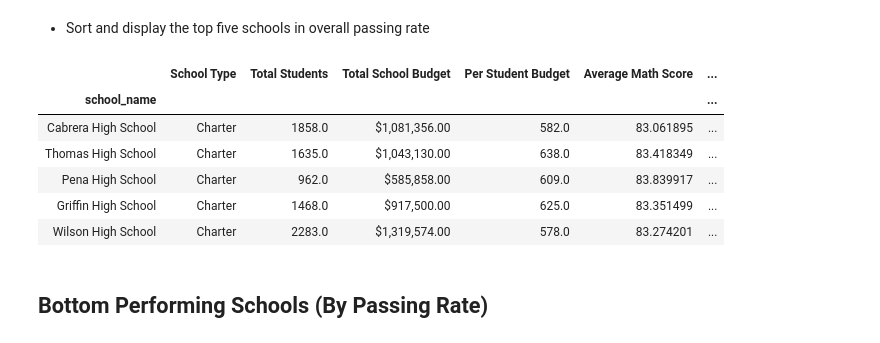
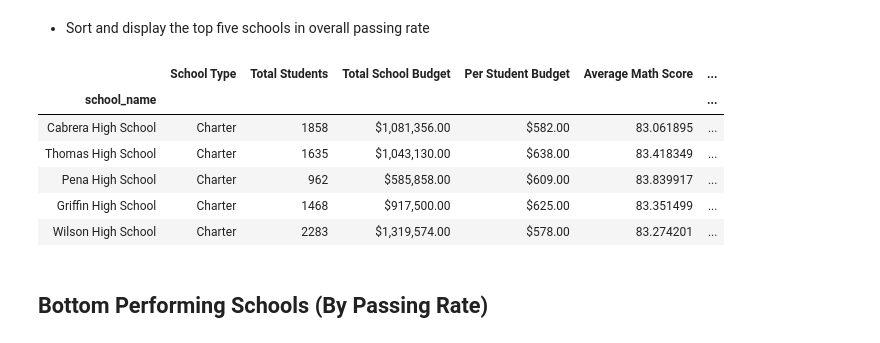
Before and after one commit to ncastal/pandas-challenge, a Jupyter notebook: PyCitySchools/PyCitySchools_starter.ipynb, the cells around one changed output. Cells and saved outputs as stored; diff of their text form; code cells hidden in the pictures.

```diff
--- a/PyCitySchools/PyCitySchools_starter.ipynb
+++ b/PyCitySchools/PyCitySchools_starter.ipynb
@@ -94,8 +94,5 @@ school_group['% Passing Reading']=(pass_read_group['reading_score']/school_group
 school_group['% Overall Passing Rate']=(school_group['% Passing Math']+school_group['% Passing Reading'])/2
 school_group=school_group.rename(columns={'reading_score':'Average Reading Score','math_score':'Average Math Score','size':'Total Students','budget':'Total School Budget'})
 school_group=school_group.drop(columns=['Student ID','School ID'])
-school_group['Total School Budget']=school_group['Total School Budget'].map('${:,.2f}'.format)
-#school_group['Per Student Budget']=school_group['Per Student Budget'].map('${:,.2f}'.format)
-#school_group['Total Students']=school_group['Total Students'].map('{:.0f}'.format)
-school_group=school_group[["School Type","Total Students","Total School Budget","Per Student Budget","Average Math Score","Average Reading Score","% Passing Math","% Passing Reading","% Overall Passing Rate"]]
-school_group
+school_group_format=school_group
+school_group=school_group.rename(columns={'Per Student Budget':'per_student_budget','Total Students':'total_students'})
@@ -119,0 +99,6 @@ school_group
+# %%
+school_group_format['Total School Budget']=school_group_format['Total School Budget'].map('${:,.2f}'.format)
+school_group_format['Per Student Budget']=school_group_format['Per Student Budget'].map('${:,.2f}'.format)
+school_group_format['Total Students']=school_group_format['Total Students'].map('{:.0f}'.format)
+school_group_format=school_group_format[["School Type","Total Students","Total School Budget","Per Student Budget","Average Math Score","Average Reading Score","% Passing Math","% Passing Reading","% Overall Passing Rate"]]
+school_group
@@ -122,15 +125,15 @@ school_group
 # %% [markdown]
 * Sort and display the top five schools in overall passing rate
 # %%
-school_group.sort_values(by=['% Overall Passing Rate'], ascending=False).head()
+school_group_format.sort_values(by=['% Overall Passing Rate'], ascending=False).head()
 # %% [output]
 |  | School Type | Total Students | Total School Budget | Per Student Budget | Average Math Score | ... |
 | school_name |  |  |  |  |  | ... |
-| Cabrera High School | Charter | 1858.0 | $1,081,356.00 | 582.0 | 83.061895 | ... |
-| Thomas High School | Charter | 1635.0 | $1,043,130.00 | 638.0 | 83.418349 | ... |
-| Pena High School | Charter | 962.0 | $585,858.00 | 609.0 | 83.839917 | ... |
-| Griffin High School | Charter | 1468.0 | $917,500.00 | 625.0 | 83.351499 | ... |
-| Wilson High School | Charter | 2283.0 | $1,319,574.00 | 578.0 | 83.274201 | ... |
+| Cabrera High School | Charter | 1858 | $1,081,356.00 | $582.00 | 83.061895 | ... |
+| Thomas High School | Charter | 1635 | $1,043,130.00 | $638.00 | 83.418349 | ... |
+| Pena High School | Charter | 962 | $585,858.00 | $609.00 | 83.839917 | ... |
+| Griffin High School | Charter | 1468 | $917,500.00 | $625.00 | 83.351499 | ... |
+| Wilson High School | Charter | 2283 | $1,319,574.00 | $578.00 | 83.274201 | ... |
 # %% [markdown]
 ## Bottom Performing Schools (By Passing Rate)
 # %% [markdown]
```
Also changed, not shown: parts of 10 cells of this notebook.
